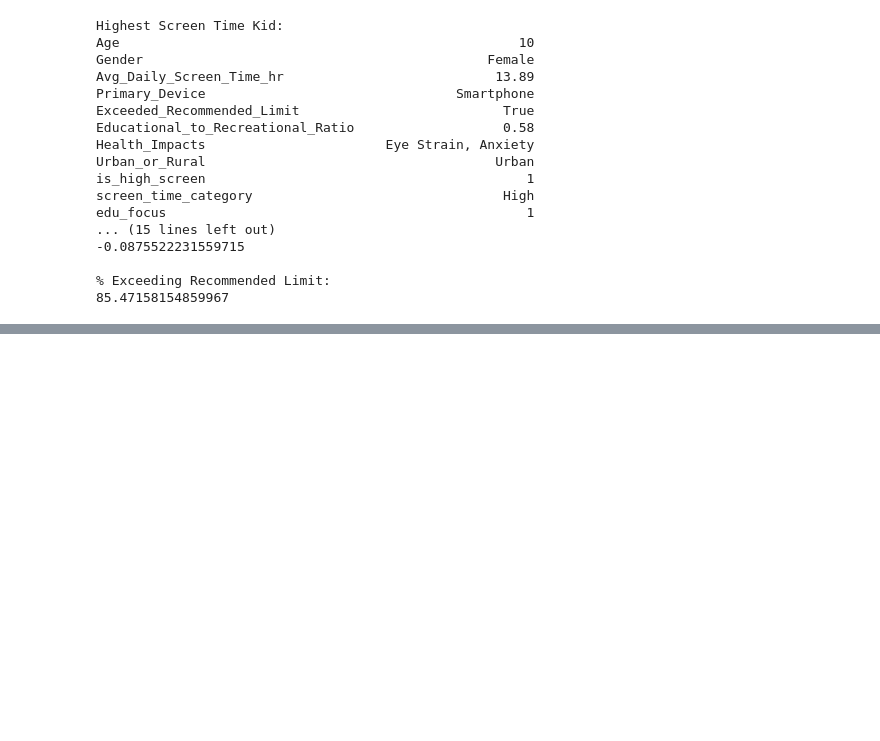
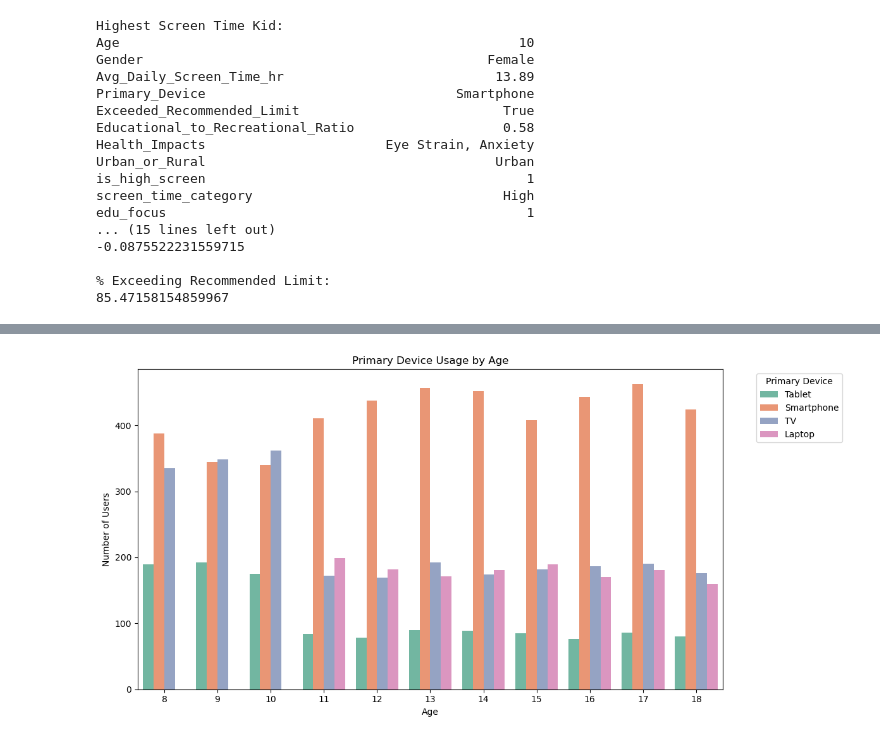
Before and after one commit to Nandhanaa-Mathesvaran/kids-screentime, a Jupyter notebook: SEP30.ipynb, the cells around one changed output, grey strips where cells are left out. Drawn from its saved outputs; the diff is of its cells as text; code cells hidden in the pictures; blank space fills up the shorter version.

Commit message:
exploratory data analysis of screen time

```diff
--- a/SEP30.ipynb
+++ b/SEP30.ipynb
@@ -353,0 +404,15 @@ edu_focus                                              1
+# %%
+plt.figure(figsize=(12,6))
+
+# Count of Primary Device usage by exact Age
+sns.countplot(data=df, x='Age', hue='Primary_Device', palette='Set2')
+
+plt.title("Primary Device Usage by Age")
+plt.xlabel("Age")
+plt.ylabel("Number of Users")
+plt.legend(title="Primary Device", bbox_to_anchor=(1.05, 1), loc='upper left')
+plt.xticks(rotation=0)
+plt.tight_layout()
+plt.show()
+# %% [output]
+[figure, added]
```
Also changed, not shown: parts of 4 cells of this notebook.
